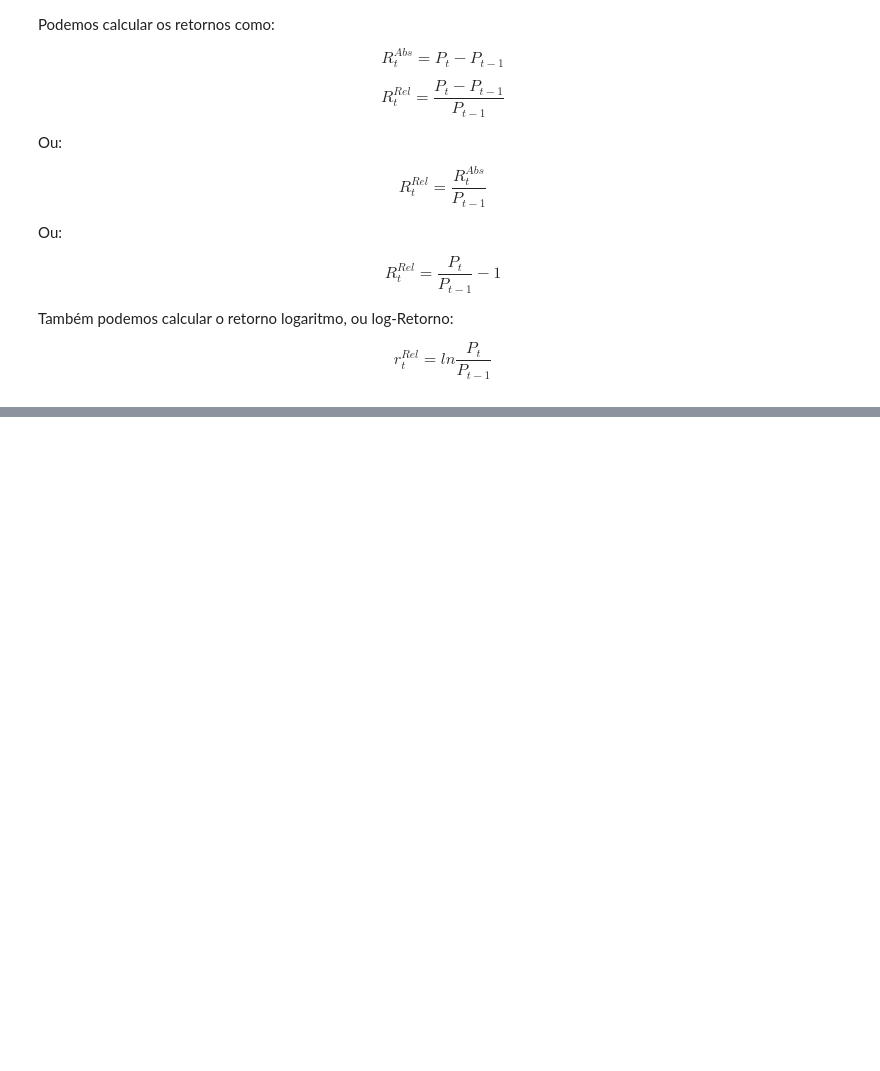
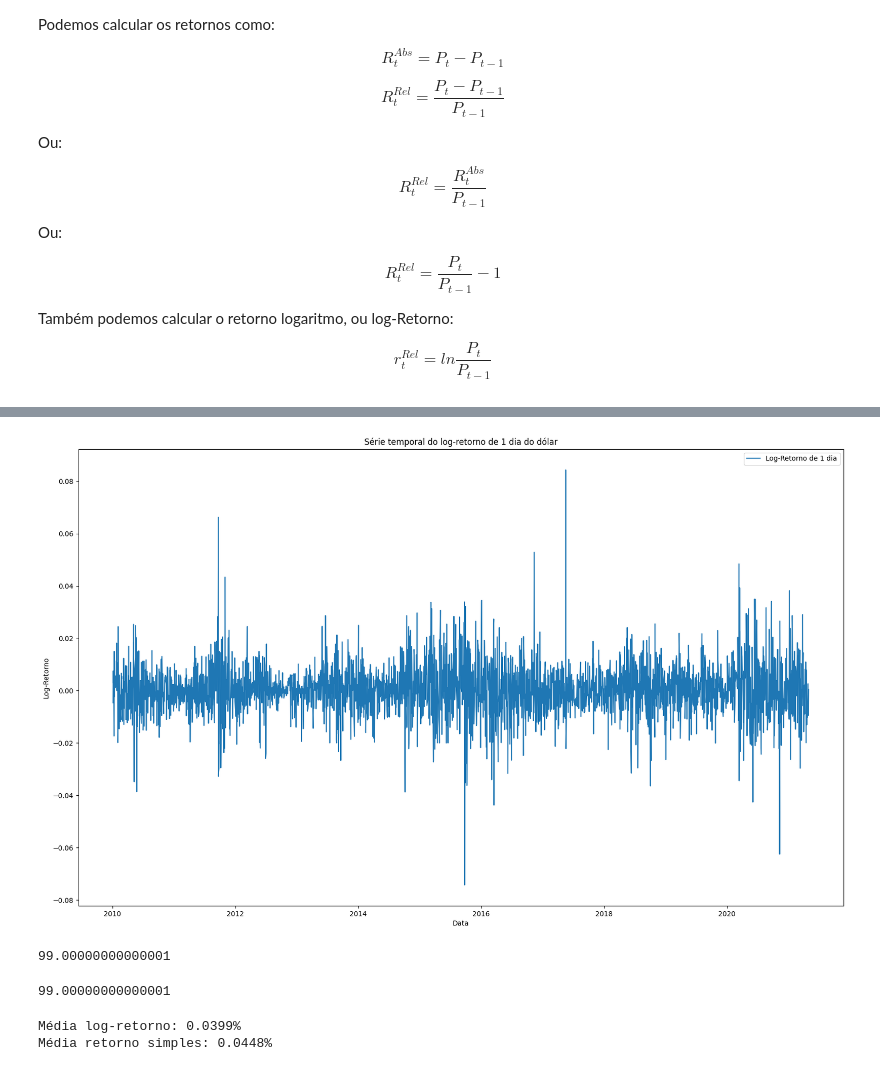
Before and after one commit to daniellcferreira/python-finance, a Jupyter notebook: aula07.ipynb, the cells around one changed output, grey strips where cells are left out. Cells and saved outputs as stored; diff of their text form; code cells hidden in the pictures; blank space fills up the shorter version.

```diff
--- a/aula07.ipynb
+++ b/aula07.ipynb
@@ -143,0 +146,6 @@ $$ r^{Rel}_t = ln\frac{P_t}{P_{t-1}}$$
+# %%
+# Cálculo de log-retorno
+db_USD['log-Ret_1d'] = db_USD['Preco'] / db_USD['Preco'].shift(1)
+db_USD['log-Ret_1d'] = db_USD['log-Ret_1d'].apply(lambda x: np.log(x))
+
+db_USD
@@ -143,0 +166,56 @@ $$ r^{Rel}_t = ln\frac{P_t}{P_{t-1}}$$
+# %%
+# Gráfico da serie temporal de log-retorno de 1 dia
+plt.figure(figsize=(20,12))
+plt.plot(db_USD['Data_base'], db_USD['log-Ret_1d'], label='Log-Retorno de 1 dia')
+plt.title('Série temporal do log-retorno de 1 dia do dólar')
+plt.xlabel('Data')
+plt.ylabel('Log-Retorno')
+plt.legend()
+plt.show()
+# %% [output]
+[figure, added]
+# %%
+# Dada uma série de retorno diários, como calcular o retorno acumulado de um periodo maior?
+# Há duas formas:
+# 1. Por retorno relativo simples
+
+# Exemplo acumulado os retornos de 2 dias
+P1 = 100 # Preço original
+ret1 = 10/100 # Retorno do primeiro dia
+ret2 = -10/100 # Retorno do segundo dia
+
+# P2 = 110 = 100 + 10/100  Preço depois de 1 dia (aplica-se o primeiro retorno)
+# P3 = 110 - 11 = 99    Preço depois de 2 dias (aplica-se o segundo retorno)
+
+P3 = P1 * (1 + ret1) * (1 + ret2) # Retorno acumulado de 2 dias
+print(P3)
+# %% [output]
+99.00000000000001
+# %%
+# 2. Por log-retorno
+# O log-retorno é aditivo, então para calcular o retorno acumulado de um periodo maior, basta somar os log-retornos
+
+P1 = 100 # Preço original
+ret1 = 0.10 # primeiro retorno simples
+ret2 = -0.10 # segundo retorno simples
+logret1 = np.log(110/100) # Log-retorno do primeiro dia
+logret2 = np.log(99/110) # Log-retorno do segundo dia
+
+P3 = P1 * np.exp(logret1 + logret2) # Retorno acumulado de 2 dias
+print(P3)
+# %% [output]
+99.00000000000001
+# %%
+# Retornos esperados
+
+# simples
+media1 = db_USD['log-Ret_1d'].mean()
+
+# log-retorno
+media2 = db_USD['Retorno_Relativo'].mean()
+
+print(f'Média log-retorno: {round(media1*100,4)}%')
+print(f'Média retorno simples: {round(media2*100,4)}%')
+# %% [output]
+Média log-retorno: 0.0399%
+Média retorno simples: 0.0448%
```
Also changed, not shown: parts of 15 cells of this notebook.
